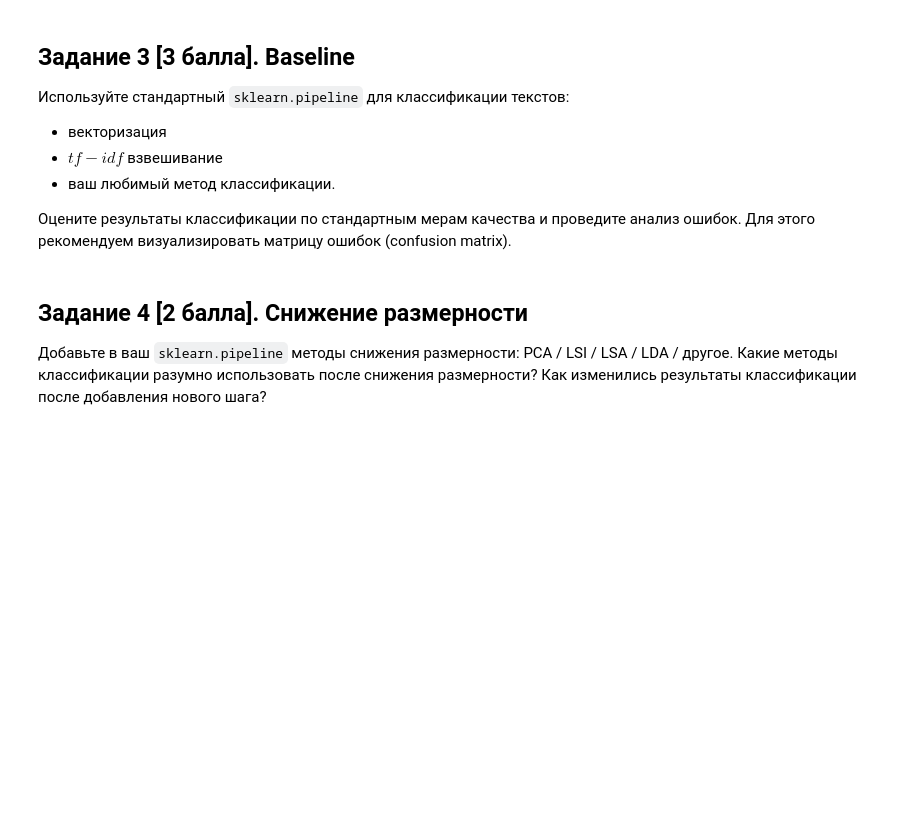
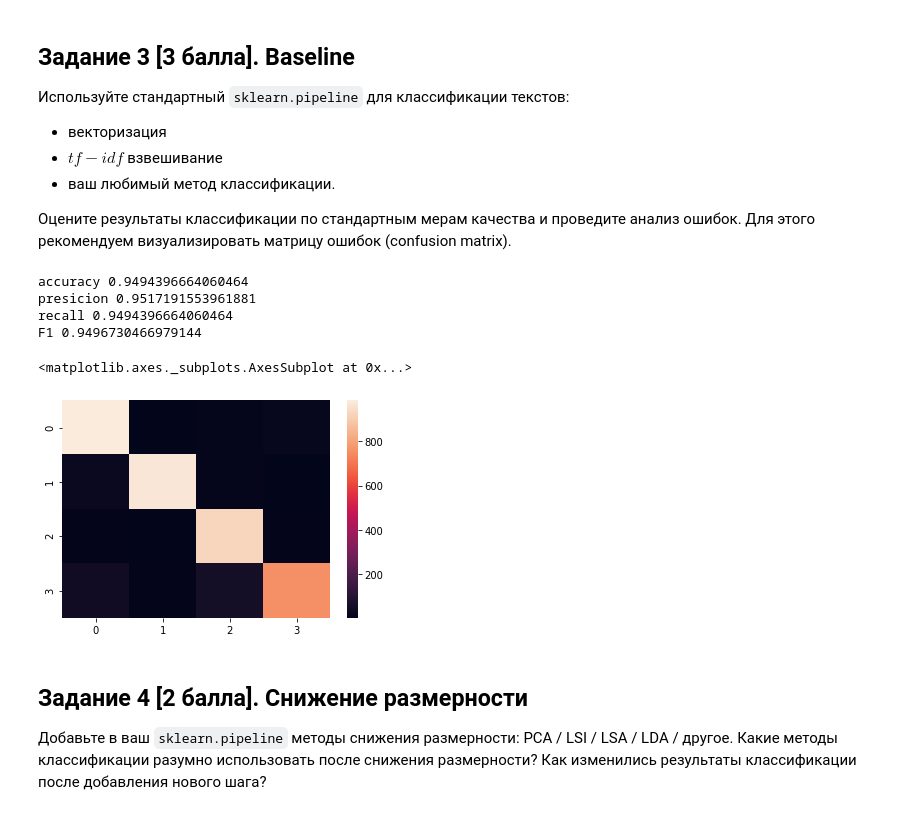
Before and after one commit to leramorozova/DS_Courses, a Jupyter notebook: HW_NLP.ipynb, the cells around one changed output. Cells and saved outputs as stored; diff of their text form; code cells hidden in the pictures; blank space fills up the shorter version.

````diff
--- a/HW_NLP.ipynb
+++ b/HW_NLP.ipynb
@@ -238,6 +237,41 @@ for doc in df["text"]:
 
 
 Оцените результаты классификации по стандартным мерам качества и проведите анализ ошибок. Для этого рекомендуем визуализировать матрицу ошибок (confusion matrix).
+# %%
+from sklearn.neighbors import KNeighborsClassifier
+from sklearn.pipeline import Pipeline
+from sklearn.feature_extraction.text import TfidfTransformer, CountVectorizer
+
+cvec = CountVectorizer()
+tf_idf = TfidfTransformer()
+KNN = KNeighborsClassifier()
+
+pip = Pipeline([('vectorize', cvec),
+                ('tf-idf', tf_idf),
+                ('classify', KNN)
+                    ])
+# %%
+pip.fit(X_train.text.values.astype('U'), y_train)
+pip_pred = pip.predict(X_test.text.values.astype('U'))
+
+print("accuracy", accuracy_score(pip_pred, y_test))
+print("presicion", precision_score(pip_pred, y_test, average='weighted'))
+print("recall", recall_score(pip_pred, y_test, average='weighted'))
+print("F1", f1_score(pip_pred, y_test, average='weighted'))
+# %% [output]
+accuracy 0.9494396664060464
+presicion 0.9517191553961881
+recall 0.9494396664060464
+F1 0.9496730466979144
+# %%
+import seaborn as sns
+from sklearn.metrics import confusion_matrix
+import matplotlib.pyplot as plt
+
+sns.heatmap(data=confusion_matrix(y_test, pip_pred))
+# %% [output]
+<matplotlib.axes._subplots.AxesSubplot at 0x...>
+[figure, added]
 # %% [markdown]
 ## Задание 4 [2 балла]. Снижение размерности
 Добавьте в ваш ```sklearn.pipeline```  методы снижения размерности:  PCA / LSI / LSA / LDA / другое. Какие методы классификации разумно использовать после снижения размерности? Как изменились результаты классификации после добавления нового шага?
````
Also changed, not shown: parts of 2 cells of this notebook.
